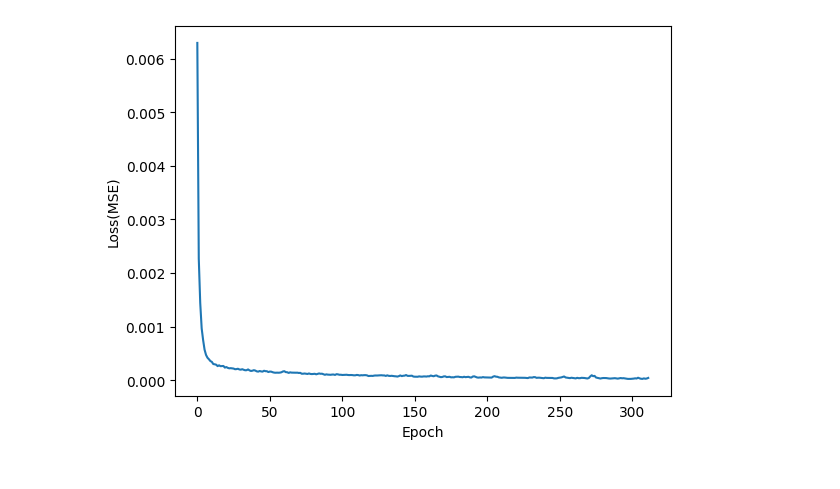
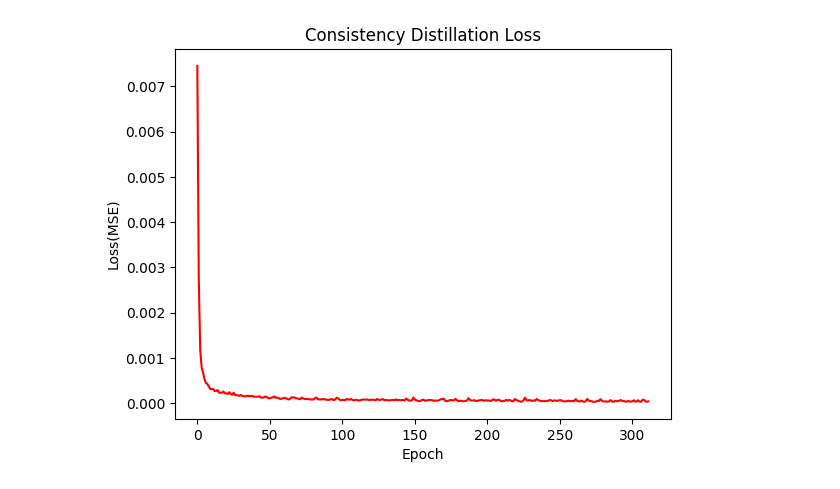
Before and after one commit to phpin57/GenModeling, a Jupyter notebook: consistency_distillation.ipynb, the cells around one changed output. Saved outputs shown, nothing was run; the diff lists cells and outputs as text; code cells hidden in the pictures.

```diff
--- a/consistency_distillation.ipynb
+++ b/consistency_distillation.ipynb
@@ -93,11 +95,11 @@ def sampling_loop(model, device, batch_size=64, epsilon=0.002, T=80, rho=7, N=18
 
     return x_evolution
 
-def load_diffusion_model(path, n_units, device):
+def load_diffusion_model(path, n_units, n_layers, device):
     """
     Load a diffusion model from a file
     """
-    model = DiffusionModel(2, device, n_units=n_units)
+    model = DiffusionModel(2, device, n_units=n_units, n_layers=n_layers)
     model.load_state_dict(torch.load(path))
     return model
 # %%
@@ -176,7 +178,7 @@ def consistency_distillation_loop(consistency_target_model, diffusion_model, dat
     Ts = time_horizon(epsilon, T, rho, N, device).flip(0) # Compute the time horizon with index 0 corresponding to the smallest time and index N-1 to the largest time
     mu = ema_decay_rate_schedule(N) # Compute the exponential moving average decay rate following the schedule
     losses = []
-
+    start = time.time()
     for epoch in range(n_epochs):
         running_loss = 0.0
         for X in dataloader:
@@ -204,10 +206,12 @@ def consistency_distillation_loop(consistency_target_model, diffusion_model, dat
         losses.append(running_loss / len(dataloader)) # Append the average loss to the losses list
         if (epoch+1) % 25 == 0:
             print(f"Epoch {epoch+1}/{n_epochs} - Loss: {running_loss / len(dataloader):.4f}")
-
-    plt.plot(losses)
+    end = time.time()
+    print(f"Training took {end - start:.2f} seconds")
+    plt.plot(losses, color='red')
     plt.xlabel("Epoch")
     plt.ylabel("Loss(MSE)")
+    plt.title("Consistency Distillation Loss")
     plt.show()
 
 def consistency_single_step_sampling(model, device, batch_size=64, T=80):
@@ -247,9 +251,9 @@ n_epochs = training_iterations // (dataset_size // training_batch_size)
 epsilon = 0.002
 T = 80
 rho = 7
-N = 18
-n_units = 256
-n_layers = 3
+N = 9
+n_units = 512
+n_layers = 5
 dim = 2
 learning_rate = 1e-3
 device = "cuda" if torch.cuda.is_available() else "cpu"
@@ -259,7 +263,7 @@ dataset = MoonsDataset(dataset_size, device)
 dataloader = DataLoader(dataset, batch_size=training_batch_size, shuffle=True)
 
 # Load the distilled diffusion model
-diffusion_model = load_diffusion_model("diffusion_model.pt", n_units, device)
+diffusion_model = load_diffusion_model("diffusion_model.pt", n_units, n_layers, device)
 
 # Create the model
 model = ConsistencyModel(dim, device, epsilon=epsilon, n_units=n_units, n_layers=n_layers).to(device)
@@ -283 +288 @@ Epoch 300/312 - Loss: 0.0000
-[figure, old version]
+[figure, new version]
```
Also changed, not shown: parts of 8 cells of this notebook, 3 other files.
